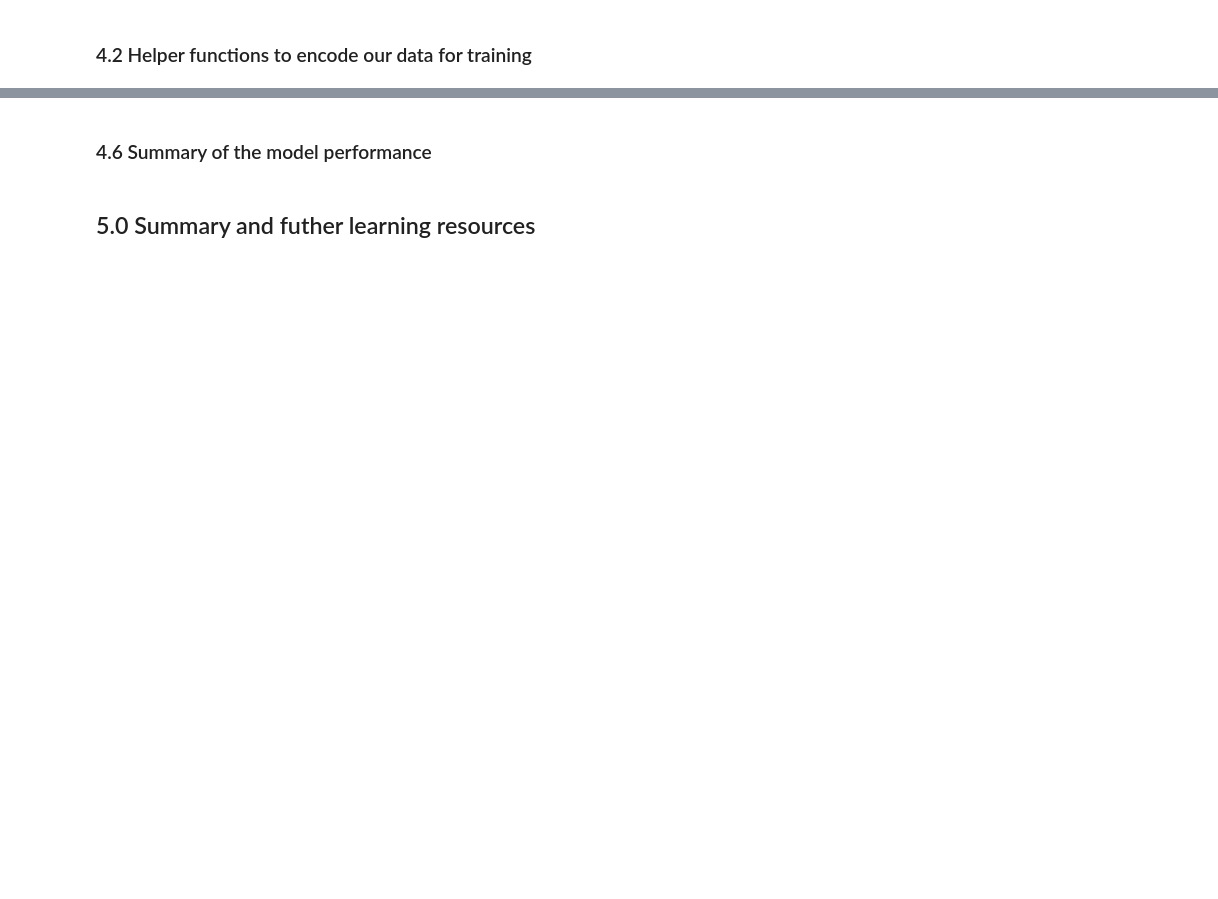
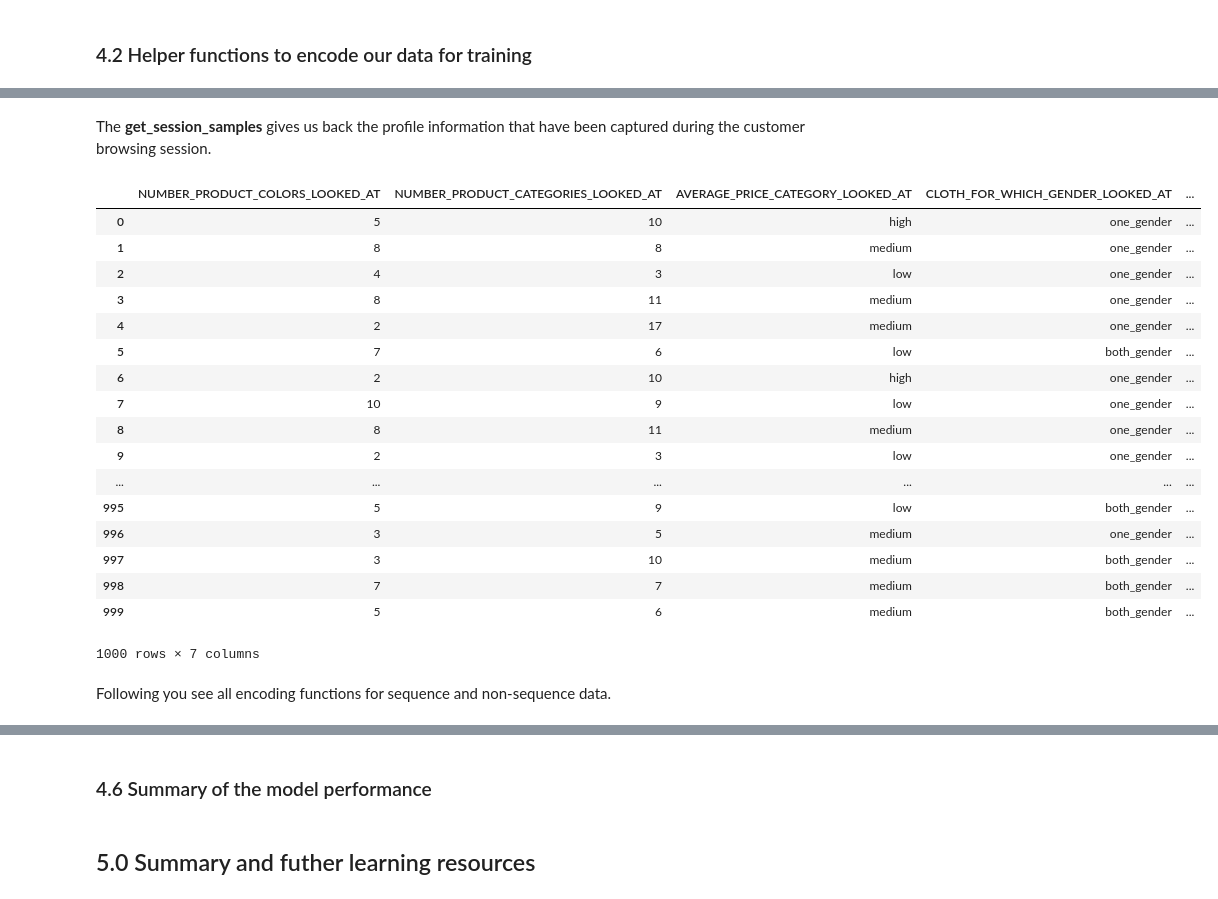
Before and after one commit to mmeyer/huma-tutorial, a Jupyter notebook: huma_tutorial.ipynb, the cells around one changed output, grey strips where cells are left out. Saved outputs shown, nothing was run; the diff lists cells and outputs as text; code cells hidden in the pictures; blank space fills up the shorter version.

```diff
--- a/huma_tutorial.ipynb
+++ b/huma_tutorial.ipynb
@@ -1557,8 +1621,0 @@ def get_augmented_clickstream_samples():
-# %%
-def get_session_samples():
-
-    session_range = [i for i in range(12,19)]
-    df_session = pd.read_csv("clickstream_augmented.csv", usecols=session_range)
-
-    session_samples = df_session.values.tolist()
-    return session_samples
@@ -1565 +1663,40 @@ def get_session_samples():
+# %% [markdown]
+The **get_session_samples** gives us back the profile information that have been captured during the customer browsing session.
+# %%
+# gets the profile information back
+def get_session_samples():
+    # define the columns where the session profile info si stored in the csv file
+    session_range = [i for i in range(12,19)]
+    # load the csv file and get the session profile back as a panda dataframe
+    df_session = pd.read_csv("clickstream_augmented.csv", usecols=session_range)
+
+    # turn the pandy dataframe in a python list
+    session_samples = df_session.values.tolist()
+    return session_samples , df_session
+
+# get session profile back as list and panda dataframe
+session_samples, df_session = get_session_samples()
+# display session profile as panda dataframe
+display(df_session)
+# %% [output]
+|  | NUMBER_PRODUCT_COLORS_LOOKED_AT | NUMBER_PRODUCT_CATEGORIES_LOOKED_AT | AVERAGE_PRICE_CATEGORY_LOOKED_AT | CLOTH_FOR_WHICH_GENDER_LOOKED_AT | ... |
+| 0 | 5 | 10 | high | one_gender | ... |
+| 1 | 8 | 8 | medium | one_gender | ... |
+| 2 | 4 | 3 | low | one_gender | ... |
+| 3 | 8 | 11 | medium | one_gender | ... |
+| 4 | 2 | 17 | medium | one_gender | ... |
+| 5 | 7 | 6 | low | both_gender | ... |
+| 6 | 2 | 10 | high | one_gender | ... |
+| 7 | 10 | 9 | low | one_gender | ... |
+| 8 | 8 | 11 | medium | one_gender | ... |
+| 9 | 2 | 3 | low | one_gender | ... |
+| ... | ... | ... | ... | ... | ... |
+| 995 | 5 | 9 | low | both_gender | ... |
+| 996 | 3 | 5 | medium | one_gender | ... |
+| 997 | 3 | 10 | medium | both_gender | ... |
+| 998 | 7 | 7 | medium | both_gender | ... |
+| 999 | 5 | 6 | medium | both_gender | ... |
+1000 rows × 7 columns
+# %% [markdown]
+Following you see all encoding functions for sequence and non-sequence data.
 # %%
```
Also changed, not shown: parts of 57 cells of this notebook.
